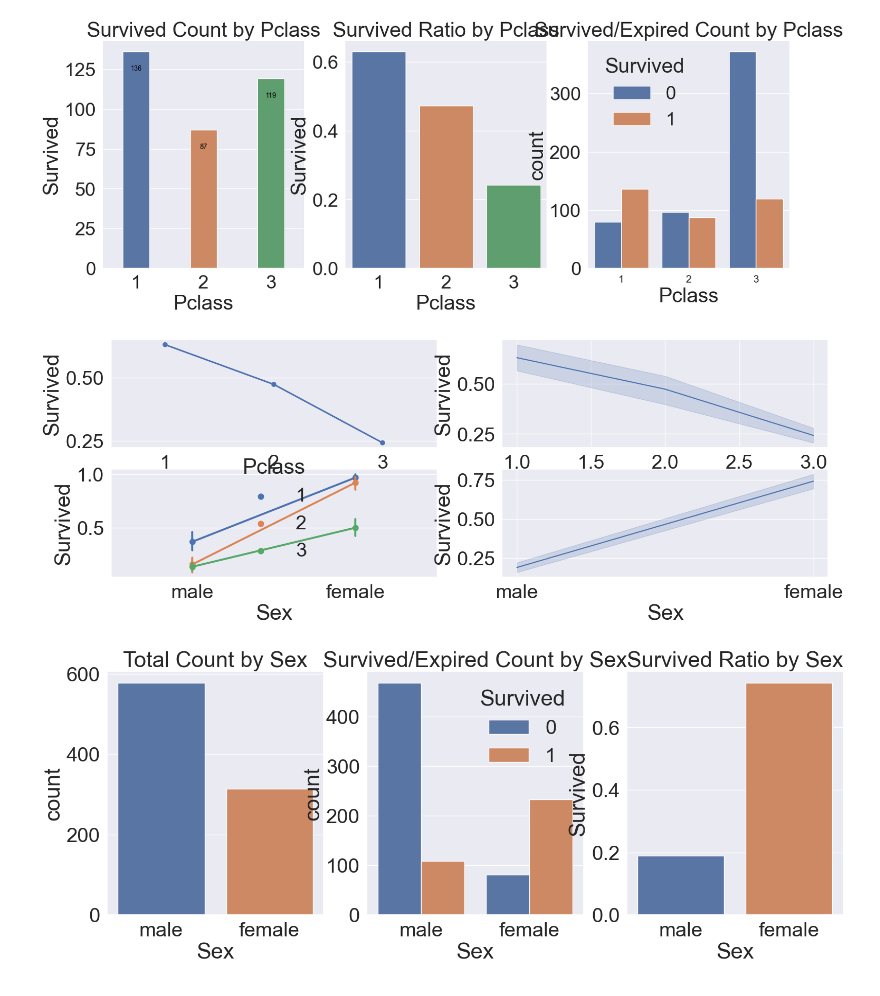
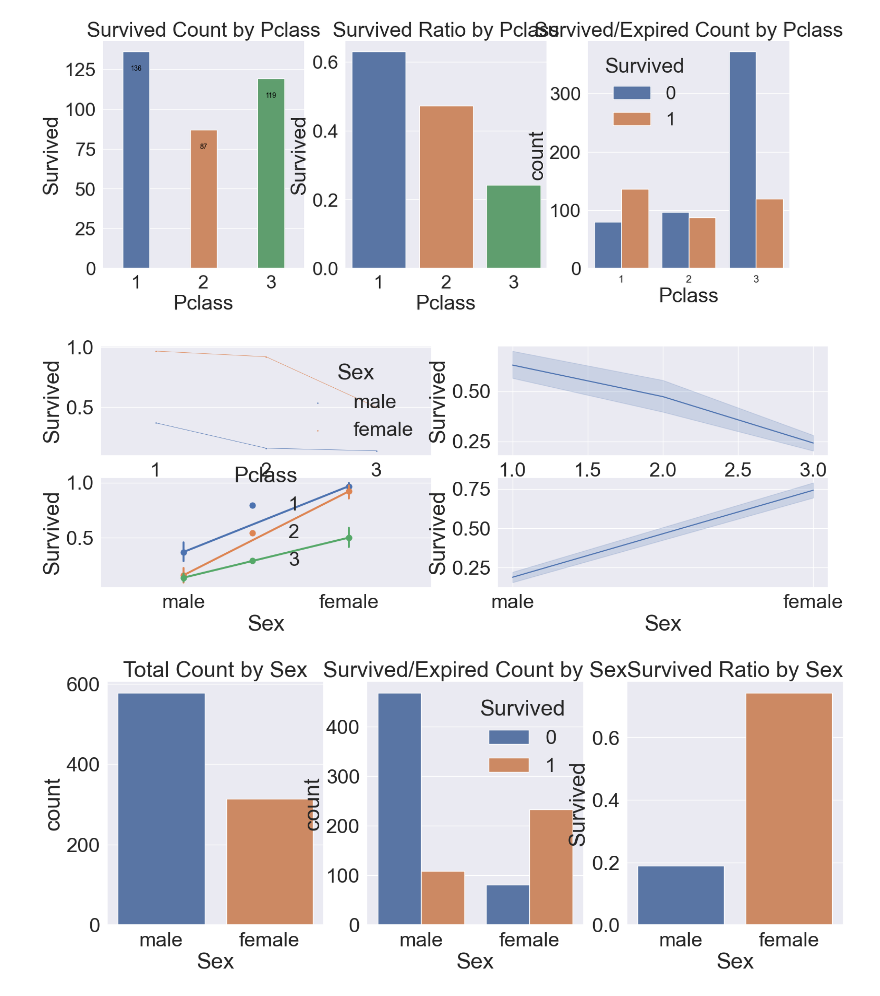
Before and after one commit to JW-Namsta/Kaggle_Study, a Jupyter notebook: Titanic/TItanic_copy_3.ipynb, the cells around one changed output. Drawn from its saved outputs; the diff is of its cells as text; code cells hidden in the pictures.

```diff
--- a/Titanic/TItanic_copy_3.ipynb
+++ b/Titanic/TItanic_copy_3.ipynb
@@ -152,15 +152,15 @@ plt.show()
 # %%
 f,ax = plt.subplots(2,2,figsize=(18,6))
 
-sns.pointplot(data=df_train, x='Pclass', y='Survived', estimator=np.mean, ci=None, scale=0.8, ax=ax[0,0], hue='Sex')
+sns.pointplot(data=df_train, x='Pclass', y='Survived', estimator=np.mean, ci=None, scale=0.2, ax=ax[0,0], hue='Sex')
 sns.lineplot(data=df_train, x='Pclass', y='Survived', estimator=np.mean, ax=ax[0,1])
 
 sns.pointplot(data=df_train, x='Sex', y='Survived', estimator=np.mean, ax=ax[1,0], hue='Pclass')
 sns.lineplot(data=df_train, x='Sex', y='Survived', estimator=np.mean, ax=ax[1,1])
 
 plt.show()
 # %% [output]
-[figure, old version]
+[figure, new version]
 # %%
 # Sex를 기준으로 총 인원 수, 생존률, 생존/사망 count 수 비교
 
```
Also changed, not shown: parts of 12 cells of this notebook.
